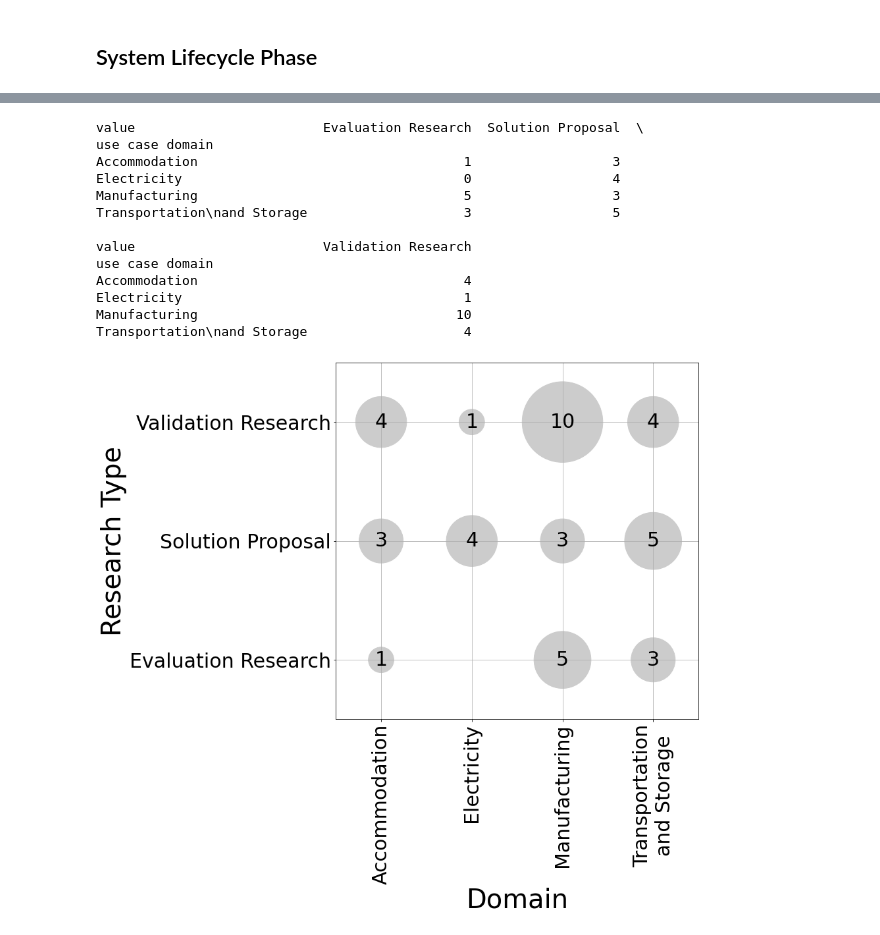
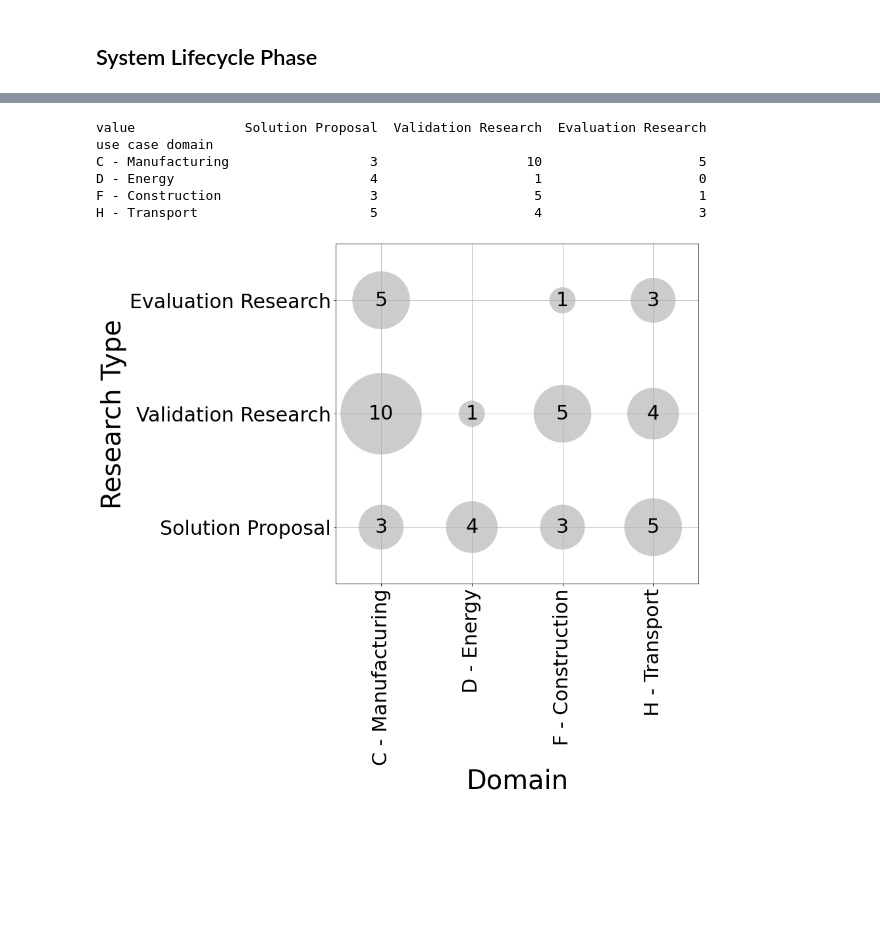
Before and after one commit to cdl-mint/mde4dts, a Jupyter notebook: scripts/scatterplots.ipynb, the cells around one changed output, grey strips where cells are left out. Saved outputs shown, nothing was run; the diff lists cells and outputs as text; code cells hidden in the pictures; blank space fills up the shorter version.

```diff
--- a/scripts/scatterplots.ipynb
+++ b/scripts/scatterplots.ipynb
@@ -42,8 +42,8 @@ destination_folder = './target/img/'
 fileformat = ".pdf"
 input_json = "./data/data_consolidated_semistructured.json"
 
-domains = ['Accommodation', 'Electricity', 'Manufacturing',
-       'Transportation and Storage']
+domains = ['F - Construction', 'D - Energy', 'C - Manufacturing',
+       'H - Transport']
 mdetches = ['Code\n Generation', 'Model\n Interpretation',
        'Model to Model\n Transformation']
 trls = ["Solution Proposal \n", "Validation Research \n", "Evaluation Research \n"]
@@ -714,30 +686,24 @@ Transportation\nand Storage       5          2        8
 # %%
-ucd_trl_copy = ucd_trl_copy.transpose()
-ucd_trl_copy = ucd_trl_copy.rename(columns={"Transportation and Storage": "Transportation\nand Storage"})
-ucd_trl_copy = ucd_trl_copy.transpose()
+#ucd_trl_copy = ucd_trl_copy.transpose()
+#ucd_trl_copy = ucd_trl_copy.rename(columns={"Transportation and Storage": "Transportation\nand Storage"})
+#ucd_trl_copy = ucd_trl_copy.transpose()
+ucd_trl_copy = ucd_trl_copy[["Solution Proposal", "Validation Research", "Evaluation Research"]]
 print(ucd_trl_copy)
 plt.figure(figsize=(13,12))
 size_multiplier = 2500
 x_rotation = 90
 scatter_for_df(ucd_trl_copy)
 plt.xlabel("Domain", fontsize=40)
 plt.ylabel("Research Type", fontsize=40)
 plt.tight_layout()
 plt.xlim(0.5, 4.5)
 plt.ylim(0.5, 3.5)
 plt.savefig(destination_folder + "Domain_TRL_scatter" + ".pdf")
 # %% [output]
-value                        Evaluation Research  Solution Proposal  \
+value              Solution Proposal  Validation Research  Evaluation Research
 use case domain
-Accommodation                                  1                  3
-Electricity                                    0                  4
-Manufacturing                                  5                  3
-Transportation\nand Storage                    3                  5
-
-value                        Validation Research
-use case domain
-Accommodation                                  4
-Electricity                                    1
-Manufacturing                                 10
-Transportation\nand Storage                    4
+C - Manufacturing                  3                   10                    5
+D - Energy                         4                    1                    0
+F - Construction                   3                    5                    1
+H - Transport                      5                    4                    3
-[figure, old version]
+[figure, new version]
```
Also changed, not shown: parts of 29 cells of this notebook, 9 other files.
